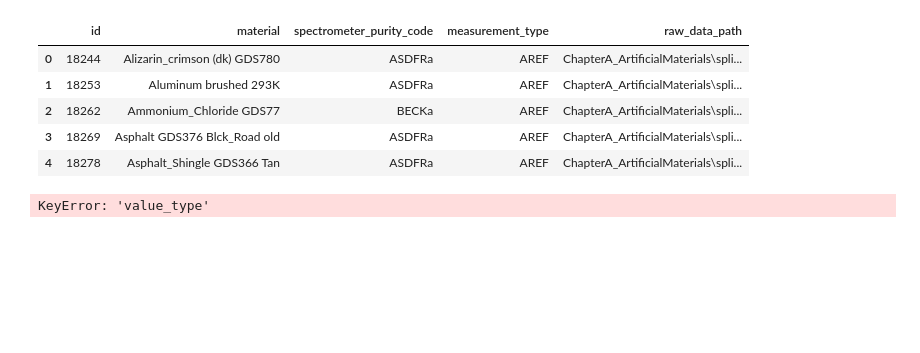
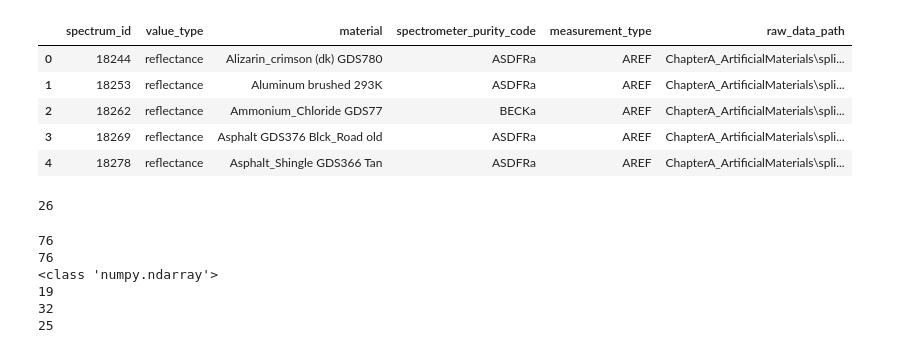
Before and after one commit to velexi-corporation/RESEARCH-2020-SpectraML, a Jupyter notebook: lab-notebook/bsong/2019-08-01-BPS - bootstrap caller notebook - 1D cnn std .ipynb, the cells around one changed output. Saved outputs shown, nothing was run; the diff lists cells and outputs as text; code cells hidden in the pictures; blank space fills up the shorter version.

```diff
--- a/lab-notebook/bsong/2019-08-01-BPS - bootstrap caller notebook - 1D cnn std .ipynb
+++ b/lab-notebook/bsong/2019-08-01-BPS - bootstrap caller notebook - 1D cnn std .ipynb
@@ -27,16 +29,16 @@ os.chdir(directory)
 
 # print(num_samples)
 # %%
-stddata_path = directory+"/ASCIIdata_splib07a/ASCIIdata_splib07a.standardized"
+stddata_path = directory+"/ASCIIdata_splib07a.standardized"
 metadata = pd.read_csv(stddata_path+"/spectra-metadata.csv", sep="|")
 metadata.head()
 # %% [output]
-|  | id | material | spectrometer_purity_code | measurement_type | raw_data_path |
-| 0 | 18244 | Alizarin_crimson (dk) GDS780 | ASDFRa | AREF | ChapterA_ArtificialMaterials\spli... |
-| 1 | 18253 | Aluminum brushed 293K | ASDFRa | AREF | ChapterA_ArtificialMaterials\spli... |
-| 2 | 18262 | Ammonium_Chloride GDS77 | BECKa | AREF | ChapterA_ArtificialMaterials\spli... |
-| 3 | 18269 | Asphalt GDS376 Blck_Road old | ASDFRa | AREF | ChapterA_ArtificialMaterials\spli... |
-| 4 | 18278 | Asphalt_Shingle GDS366 Tan | ASDFRa | AREF | ChapterA_ArtificialMaterials\spli... |
+|  | spectrum_id | value_type | material | spectrometer_purity_code | measurement_type | raw_data_path |
+| 0 | 18244 | reflectance | Alizarin_crimson (dk) GDS780 | ASDFRa | AREF | ChapterA_ArtificialMaterials\spli... |
+| 1 | 18253 | reflectance | Aluminum brushed 293K | ASDFRa | AREF | ChapterA_ArtificialMaterials\spli... |
+| 2 | 18262 | reflectance | Ammonium_Chloride GDS77 | BECKa | AREF | ChapterA_ArtificialMaterials\spli... |
+| 3 | 18269 | reflectance | Asphalt GDS376 Blck_Road old | ASDFRa | AREF | ChapterA_ArtificialMaterials\spli... |
+| 4 | 18278 | reflectance | Asphalt_Shingle GDS366 Tan | ASDFRa | AREF | ChapterA_ArtificialMaterials\spli... |
 # %%
 def find_record(string):
     ind = string.find("|")
@@ -44,49 +46,55 @@ def find_record(string):
 
 metadata = metadata[metadata['value_type'] == "reflectance"]
 metadata = metadata[~metadata['spectrometer_purity_code'].str.contains("NIC4")]
-# %% [output]
-KeyError: 'value_type'
 # %%
 data = metadata.iloc[0]
 type(data)
 
 metadata[metadata["material"].str.match("Chlor")].shape[0]
+# %% [output]
+26
 # %%
 record_nums = []
 y = []
 spectrum_names = []
 
-irecord=0
-imatname = 1
+act = 0
+aln = 0
+chl = 0
 
 for i in range(metadata.shape[0]):
     data = metadata.iloc[i, :]
-    #print(data[1])
-    #print(type(data))
-    if data[1].find("Actinolite") != -1: # if material name contains actinolite
+    if data[2].find("Actinolite") != -1: # if material name contains actinolite
         record_nums.append(data[0])
         y.append(int(0))
         spectrum_names.append("Actinolite")
-    elif data[1].find("Alun") != -1:
+        act += 1
+    elif data[2].find("Alun") != -1:
         record_nums.append(data[0])
         y.append(int(1))
         spectrum_names.append("Alunite")
-    elif (data[1].find("Chlorit") != -1 \
-          or data[1].find("Chlor.") != -1 \
-          or data[1].find("Chlor+") != -1 \
-          or data[1].find("Chl.") != -1):
+        aln += 1
+    elif (data[2].find("Chlorit") != -1 or data[2].find("Chlor.") != -1 or data[2].find("Chlor+") != -1 or data[2].find("Chl.") != -1):
         record_nums.append(data[0])
         y.append(int(2))
         spectrum_names.append("Chlorite")
-
+        chl += 1
 
 y = np.reshape(y, (len(y), 1))
 num_samples = len(record_nums)
 print(num_samples)
 print(len(y))
 print(type(y))
-
-print(record_nums)
+print(act)
+print(aln)
+print(chl)
+# %% [output]
+76
+76
+<class 'numpy.ndarray'>
+19
+32
+25
 # %%
 spectrum_len = 1000
 spectra = np.zeros((num_samples,spectrum_len))
```
Also changed, not shown: parts of 10 cells of this notebook, 8 other files.
